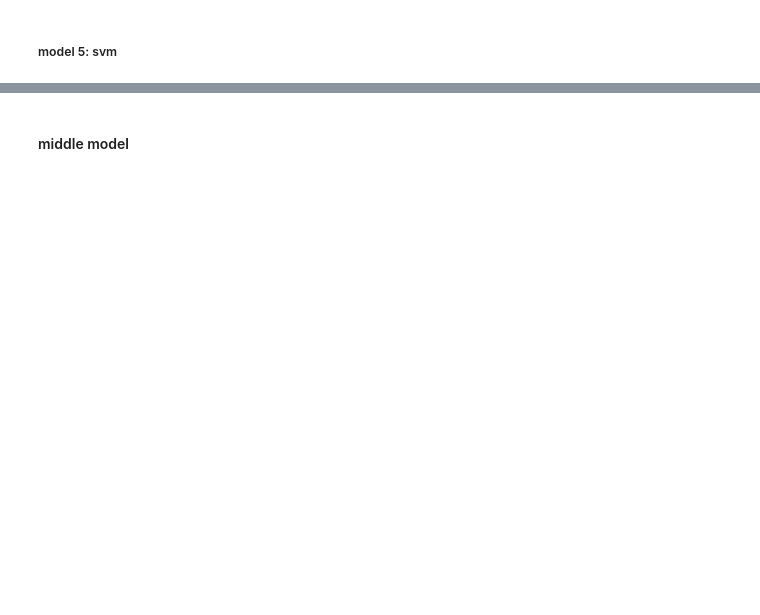
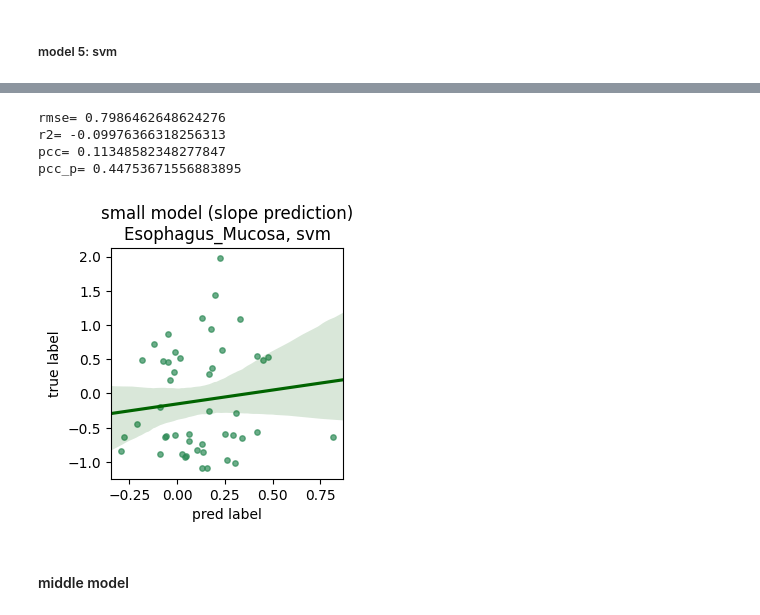
Before and after one commit to Liuzhe30/DNAMutBenchMark, a Jupyter notebook: experiments/machine_learning/eqtl_prediction/slope_prediction/dnabert2/Esophagus_Mucosa_seed17.ipynb, the cells around one changed output, grey strips where cells are left out. Saved outputs shown, nothing was run; the diff lists cells and outputs as text; code cells hidden in the pictures; blank space fills up the shorter version.

```diff
--- a/experiments/machine_learning/eqtl_prediction/slope_prediction/dnabert2/Esophagus_Mucosa_seed17.ipynb
+++ b/experiments/machine_learning/eqtl_prediction/slope_prediction/dnabert2/Esophagus_Mucosa_seed17.ipynb
@@ -109,7 +135,7 @@ plt.show()
 import lightgbm as lgb
 from sklearn.model_selection import GridSearchCV
 
-cv_params = {'max_depth': np.linspace(1, 50, 10, dtype=int),'num_leaves': np.linspace(2, 50, 49, dtype=int)} #
+cv_params = {'max_depth': np.linspace(1, 50, 10, dtype=int),'num_leaves': np.linspace(2, 50, 5, dtype=int)} #
 
 gbm = lgb.LGBMRegressor(seed=seed)
 gsearch = GridSearchCV(gbm, param_grid=cv_params, cv=5, scoring='neg_mean_absolute_error')
@@ -147,7 +211,7 @@ plt.show()
 from sklearn.ensemble import RandomForestRegressor
 from sklearn.model_selection import GridSearchCV
 
-cv_params = {'n_estimators': np.linspace(10, 300, 10, dtype=int),'max_depth': np.linspace(1, 10, 10, dtype=int)} # 200
+cv_params = {'n_estimators': np.linspace(10, 200, 10, dtype=int),'max_depth': np.linspace(1, 10, 10, dtype=int)} # 200
 
 rfModel = RandomForestRegressor(random_state = random.seed(seed))
 grid = GridSearchCV(
@@ -187,9 +259,7 @@ from sklearn.neighbors import KNeighborsRegressor
 from sklearn.model_selection import GridSearchCV
 
 # 1:search 'n_estimators'
-paramGride = {'n_neighbors': np.linspace(100, 1000, 10, dtype=int)} # 200
-paramGride = {'n_neighbors': np.linspace(100, 310, 10, dtype=int)} # 240
-paramGride = {'n_neighbors': np.linspace(220, 260, 41, dtype=int)} # 226
+paramGride = {'n_neighbors': np.linspace(1, 800, 20, dtype=int)} # 200
 
 knnModel = KNeighborsRegressor()
 grid = GridSearchCV(
@@ -238,29 +318,35 @@ grid.best_params_
 # %%
 ml_model = model_list[4]
-clf_svm = SVR(probability = True, gamma = grid.best_params_['gamma'], C = grid.best_params_['C'])
+clf_svm = SVR(gamma = grid.best_params_['gamma'], C = grid.best_params_['C'])
 clf_svm.fit(X_train,Y_train)
 
 y_pred = clf_svm.predict(X_test)
 
 rmse = np.sqrt(mean_squared_error(Y_test, y_pred))
 r2 = r2_score(Y_test, y_pred)
 pcc = pearsonr(Y_test, y_pred)[0]
 pcc_p = pearsonr(Y_test, y_pred)[1]
 
 print('rmse=',rmse)
 print('r2=',r2)
 print('pcc=',pcc)
 print('pcc_p=',pcc_p)
 
 ax = plt.subplots(figsize=(3,3))
 plt.ylabel("true label")
 plt.xlabel("pred label")
 sns.regplot(x=y_pred,y=Y_test,x_jitter = 0.15,y_jitter = 0.15,
             scatter_kws = {'color':'#2E8B57','alpha':0.7,'s':15}, line_kws={"color": "#006400"},truncate=False)
 plt.title('small model (slope prediction)\n' + tissue + ', ' + ml_model)
 
 plt.savefig(image_path + 'cm-small-slope-' + tissue + '-' + ml_model + '.png',dpi=300, bbox_inches = 'tight')
 plt.show()
+# %% [output]
+rmse= 0.7986462648624276
+r2= -0.09976366318256313
+pcc= 0.11348582348277847
+pcc_p= 0.44753671556883895
+[figure, added]
 # %% [markdown]
 #### middle model
 # %%
```
Also changed, not shown: parts of 17 cells of this notebook, 13 other files.
